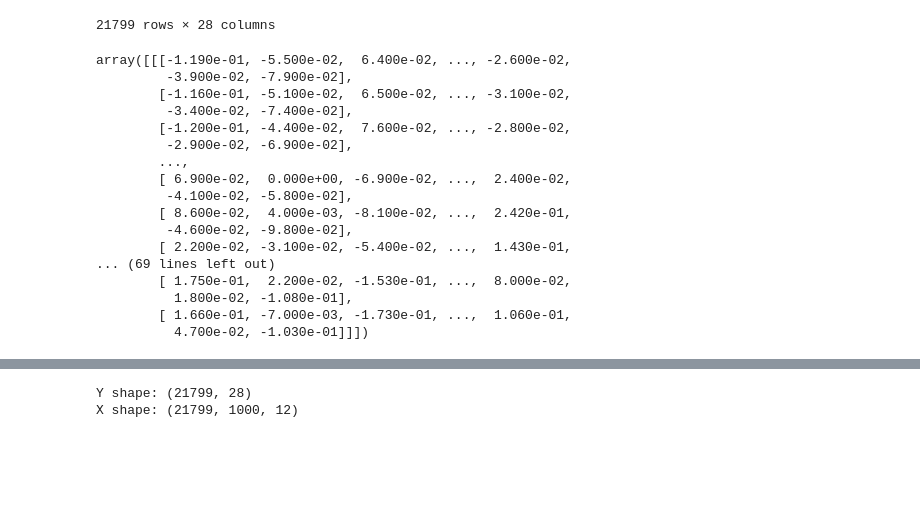
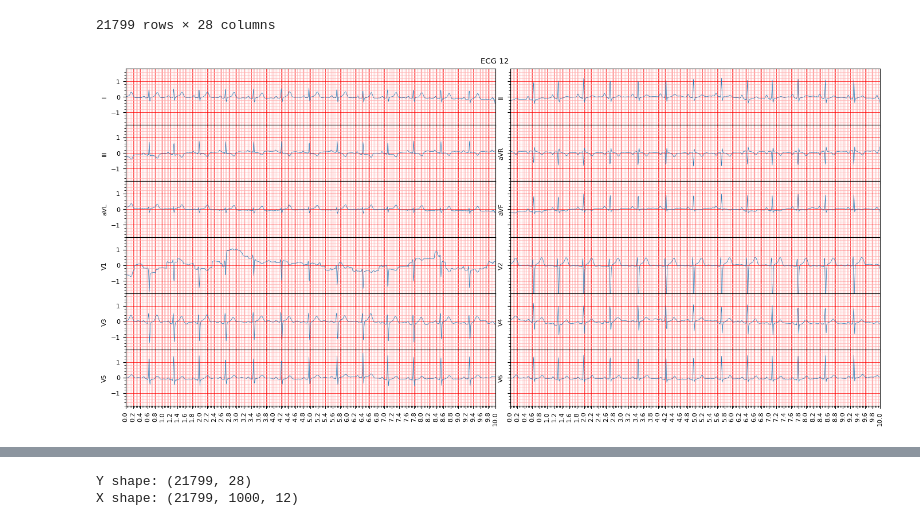
Before and after one commit to daniel2036/ECG_Research_Project, a Jupyter notebook: ECG_Model/models/new_model.ipynb, the cells around one changed output, grey strips where cells are left out. Drawn from its saved outputs; the diff is of its cells as text; code cells hidden in the pictures; blank space fills up the shorter version.

```diff
--- a/ECG_Model/models/new_model.ipynb
+++ b/ECG_Model/models/new_model.ipynb
@@ -101,24 +102,12 @@ Y
 21799 rows × 28 columns
 # %%
 # Raw ECG signal data
-X
+# X
-# %% [output]
-array([[[-1.190e-01, -5.500e-02,  6.400e-02, ..., -2.600e-02,
-         -3.900e-02, -7.900e-02],
-        [-1.160e-01, -5.100e-02,  6.500e-02, ..., -3.100e-02,
-         -3.400e-02, -7.400e-02],
-        [-1.200e-01, -4.400e-02,  7.600e-02, ..., -2.800e-02,
-         -2.900e-02, -6.900e-02],
-        ...,
-        [ 6.900e-02,  0.000e+00, -6.900e-02, ...,  2.400e-02,
-         -4.100e-02, -5.800e-02],
-        [ 8.600e-02,  4.000e-03, -8.100e-02, ...,  2.420e-01,
-         -4.600e-02, -9.800e-02],
-        [ 2.200e-02, -3.100e-02, -5.400e-02, ...,  1.430e-01,
-... (69 lines left out)
-        [ 1.750e-01,  2.200e-02, -1.530e-01, ...,  8.000e-02,
-          1.800e-02, -1.080e-01],
-        [ 1.660e-01, -7.000e-03, -1.730e-01, ...,  1.060e-01,
-          4.700e-02, -1.030e-01]]])
+# %%
+# Plot ECG raw data
+with tf.device('/CPU:0'):
+    ecg_plot.plot_12(tf.transpose(X, (0,2,1))[5], sample_rate=sr)
+# %% [output]
+[figure, added]
 # %%
 # examples of diagnostic_superclass values
```
Also changed, not shown: parts of 11 cells of this notebook.
